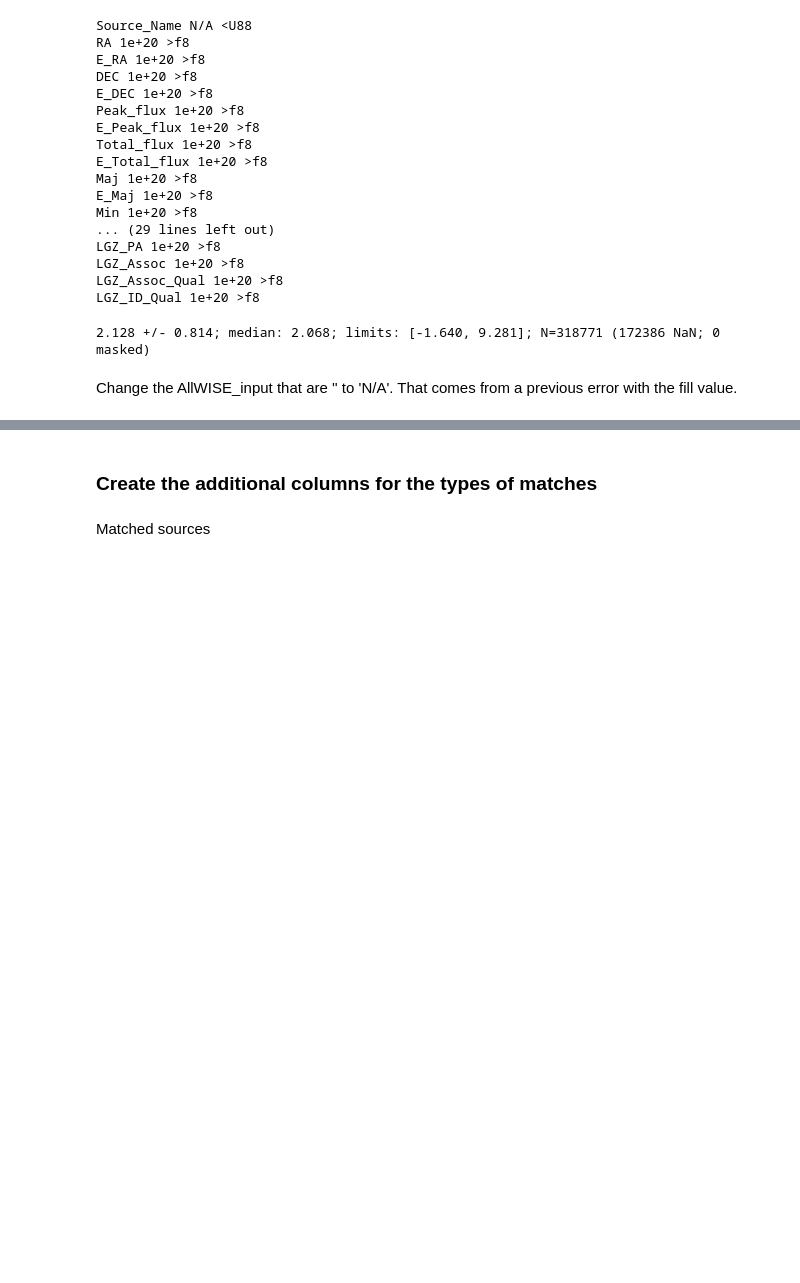
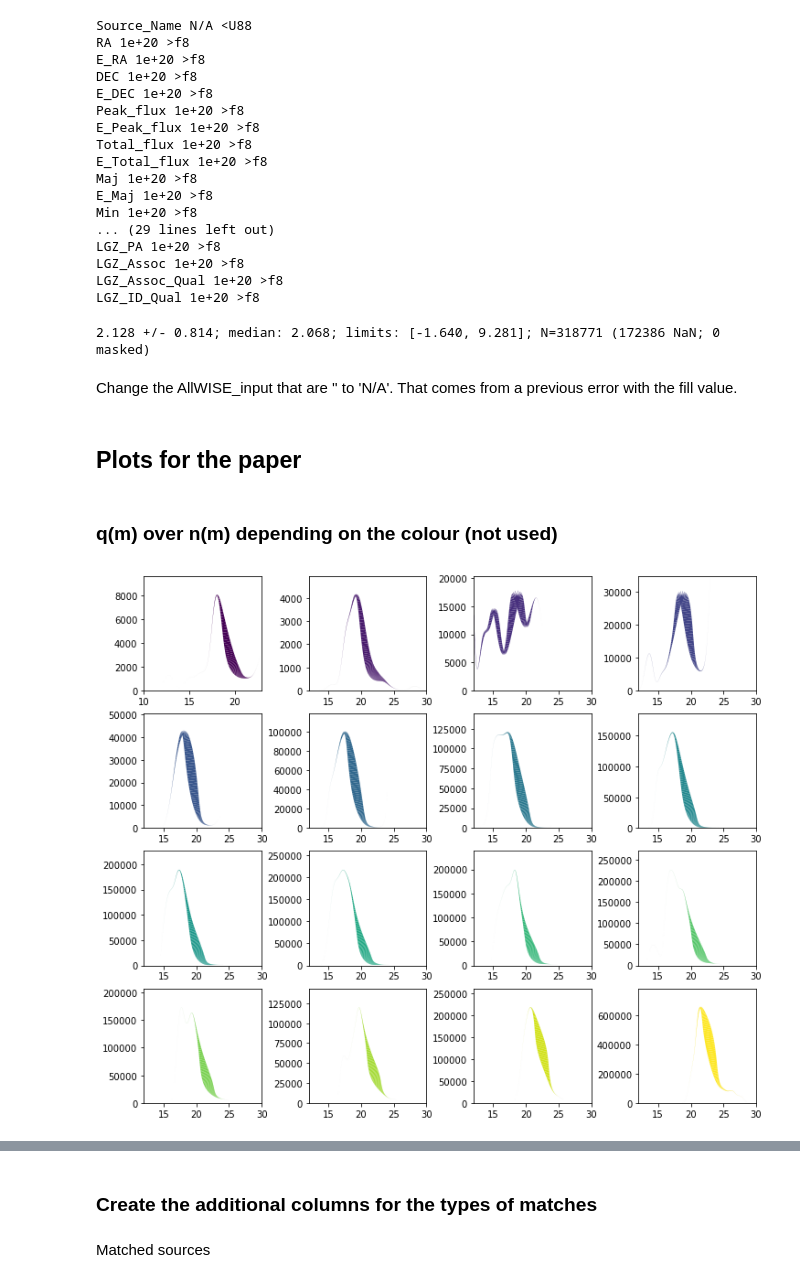
Before and after one commit to nudomarinero/mltier1, a Jupyter notebook: Match_LOFAR_analysis_final.ipynb, the cells around one changed output, grey strips where cells are left out. Cells and saved outputs as stored; diff of their text form; code cells hidden in the pictures; blank space fills up the shorter version.

Commit message:
Updated analysis and plots for the paper

```diff
--- a/Match_LOFAR_analysis_final.ipynb
+++ b/Match_LOFAR_analysis_final.ipynb
@@ -90,5 +85,0 @@ def smooth(a):
-# %%
-for i in range(16):
-    subplot(4,4,i+1)
-    plot(smooth(q_m[i])/smooth(n_m[i]))
-    plot(smooth(np.gradient(q_m[i]))/smooth(np.gradient(n_m[i])))
@@ -146,3 +124,55 @@ describe(pwl["colour"])
 Change the AllWISE_input that are '' to 'N/A'. That comes from a previous error with the fill value.
 # %%
 pwl["AllWISE_input"][pwl["AllWISE_input"] == ""] = "N/A"
+# %% [markdown]
+## Plots for the paper
+# %% [markdown]
+### q(m) over n(m) depending on the colour (not used)
+# %%
+plt.rcParams["figure.figsize"] = (12,10)
+
+from matplotlib import cm
+from matplotlib.collections import LineCollection
+
+cm_subsection = linspace(0., 1., 16)
+colors = [ cm.viridis(x) for x in cm_subsection ]
+
+low = np.nonzero(centers[1] >= 15)[0][0]
+high = np.nonzero(centers[1] >= 22.2)[0][0]
+
+fig, a = plt.subplots()
+
+for i, q_m_k in enumerate(q_m):
+    #plot(centers[i], q_m_old[i]/n_m_old[i])
+    a = subplot(4,4,i+1)
+    if i not in [-1]:
+        q_m_aux = q_m[i]/np.sum(q_m[i])
+        lwidths = (q_m_aux/np.max(q_m_aux)*10).astype(float)
+        #print(lwidths)
+
+        y_aux = q_m_k/n_m[i]
+        factor = np.max(y_aux[low:high])
+        y = y_aux
+        #print(y)
+        x = centers[i]
+
+        points = np.array([x, y]).T.reshape(-1, 1, 2)
+        segments = np.concatenate([points[:-1], points[1:]], axis=1)
+        lc = LineCollection(segments, linewidths=lwidths, color=colors[i])
+
+        a.add_collection(lc)
+
+        #plot(centers[i], x/factor, color=colors[i-1])
+        xlim([12, 30])
+        if i == 0:
+            xlim([10, 23])
+        ylim([0, 1.2*factor])
+
+subplots_adjust(left=0.125,
+                bottom=0.1,
+                right=0.9,
+                top=0.9,
+                wspace=0.4,
+                hspace=0.2)
+# %% [output]
+[figure, added]
```
Also changed, not shown: parts of 28 cells of this notebook.
